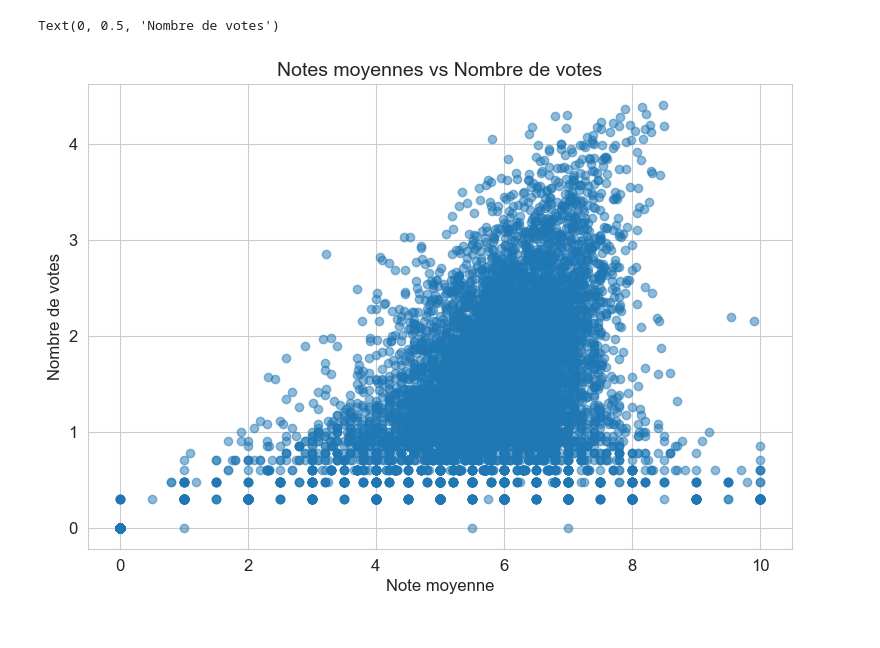
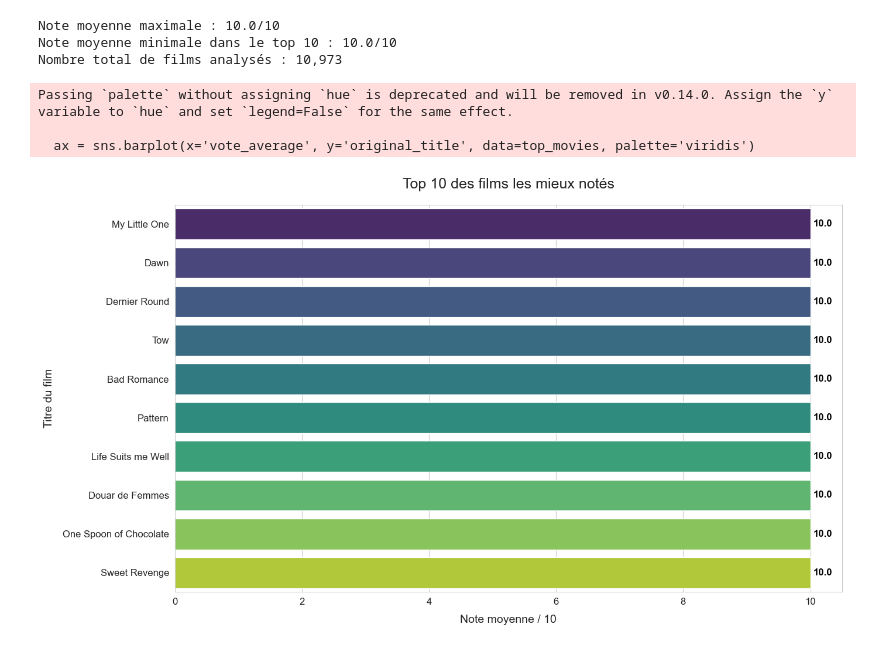
Before and after one commit to jbhdev/data-films, a Jupyter notebook: stats_films.ipynb, the cells around one changed output. Saved outputs shown, nothing was run; the diff lists cells and outputs as text; code cells hidden in the pictures.

Commit message:
modif stats avec données à jour

```diff
--- a/stats_films.ipynb
+++ b/stats_films.ipynb
@@ -114,12 +179,49 @@ Text(0.5, 1.0, 'Répartition des statuts des films')
 # %%
-# 6. Distribution des notes moyennes vs Nombre de votes
-plt.subplot(5, 2, 6)
-plt.scatter(df['vote_average'],
-            np.log10(df['vote_count'] + 1),
-            alpha=0.5)
-plt.title('Notes moyennes vs Nombre de votes')
-plt.xlabel('Note moyenne')
-plt.ylabel('Nombre de votes')
+# Importer les bibliothèques nécessaires
+import pandas as pd
+import matplotlib.pyplot as plt
+import seaborn as sns
+
+# Charger les données
+df = pd.read_csv('streamlit_app/datasets/raw/films.csv')
+
+# Créer une copie du DataFrame pour le tri
+top_movies = df[['original_title', 'vote_average']].copy()
+
+# Trier par note moyenne (décroissant) et prendre les 10 premiers
+top_movies = top_movies.sort_values('vote_average', ascending=False).head(10)
+
+# Créer la figure
+plt.figure(figsize=(14, 8))
+sns.set_style("whitegrid")
+
+# Créer le graphique à barres horizontales
+ax = sns.barplot(x='vote_average', y='original_title', data=top_movies, palette='viridis')
+
+# Ajouter les titres et les labels
+plt.title('Top 10 des films les mieux notés', fontsize=18, pad=20)
+plt.xlabel('Note moyenne / 10', fontsize=14, labelpad=10)
+plt.ylabel('Titre du film', fontsize=14, labelpad=10)
+
+# Ajouter les valeurs sur les barres
+for i, v in enumerate(top_movies['vote_average']):
+    ax.text(v + 0.05, i, f'{v:.1f}', color='black', va='center', fontweight='bold')
+
+# Ajuster les marges
+plt.tight_layout()
+
+# Afficher les statistiques
+print(f"Note moyenne maximale : {top_movies['vote_average'].max():.1f}/10")
+print(f"Note moyenne minimale dans le top 10 : {top_movies['vote_average'].min():.1f}/10")
+print(f"Nombre total de films analysés : {len(df):,}")
+
+# Afficher le graphique
+plt.show()
 # %% [output]
-Text(0, 0.5, 'Nombre de votes')
+Note moyenne maximale : 10.0/10
+Note moyenne minimale dans le top 10 : 10.0/10
+Nombre total de films analysés : 10,973
+Passing `palette` without assigning `hue` is deprecated and will be removed in v0.14.0. Assign the `y` variable to `hue` and set `legend=False` for the same effect.
+
+  ax = sns.barplot(x='vote_average', y='original_title', data=top_movies, palette='viridis')
-[figure, old version]
+[figure, new version]
```
Also changed, not shown: parts of 27 cells of this notebook, 12 other files.
